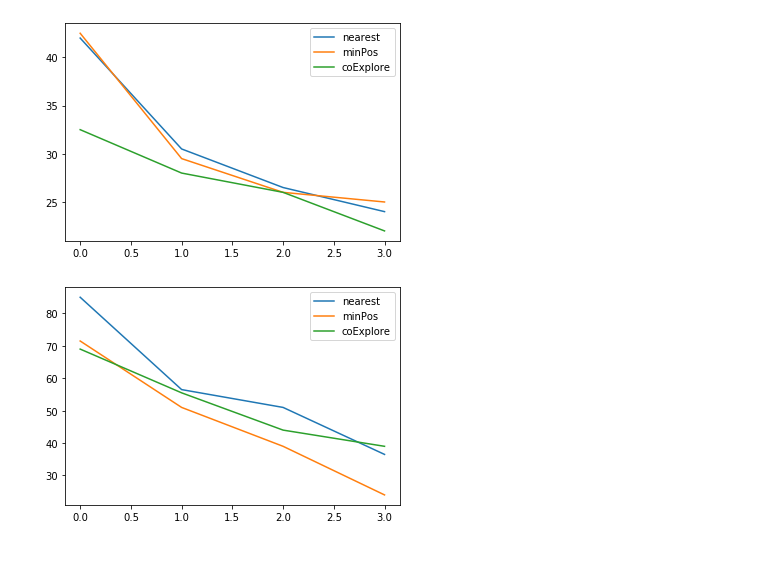
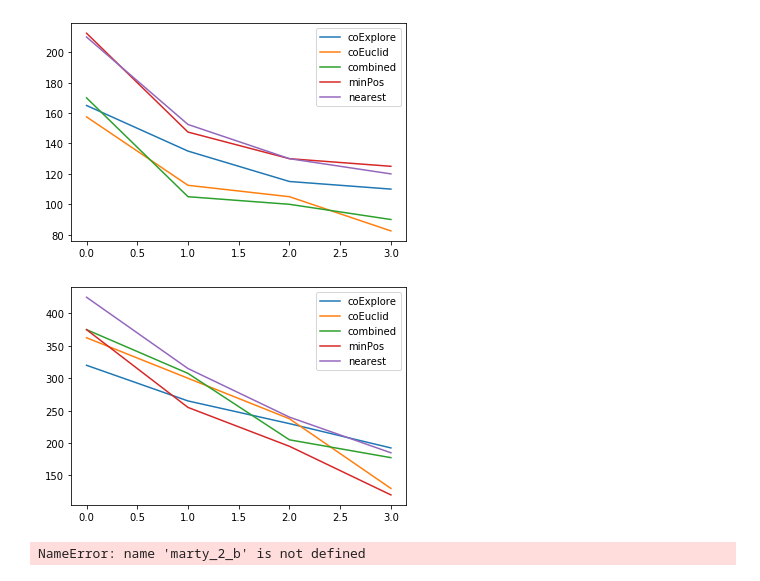
Before and after one commit to Icheler/coExplore, a Jupyter notebook: eval_2.ipynb, the cells around one changed output. Cells and saved outputs as stored; diff of their text form; code cells hidden in the pictures.

Commit message:
more algo, fixed eval more testing

```diff
--- a/eval_2.ipynb
+++ b/eval_2.ipynb
@@ -82,7 +77,7 @@ def matrix_builder(matrix, distance_matrix, limit):
         if(i < distance_matrix.shape[0]):
             temp_2 = distance_matrix[i][:,1:]
             temp_2 = eighty_build_distance(temp_2, limit)
-            if (temp[-1] > 0.90):
+            if (temp[-1] > 0.88):
                 test_passed = False
                 start_value = -1
                 index = 0
@@ -141,8 +136,9 @@ def extraction(map_name, robot_num, eval_methods, limit=100, eval_lower=0, eval_
         os.chdir(f'../../../{map_name}/coverage/{robot_num}')
 
     matrix_coverage = []
+    len_eval = len(eval_methods)
 
-    for i in range(len(eval_methods)):
+    for i in range(len_eval):
         matrix_coverage.append(extract_from_file(eval_methods[i]))
 
     matrix_coverage = np.array(matrix_coverage)
@@ -151,13 +147,13 @@ def extraction(map_name, robot_num, eval_methods, limit=100, eval_lower=0, eval_
 
     matrix_distance = []
 
-    for i in range(len(eval_methods)):
+    for i in range(len_eval):
         matrix_distance.append(extract_from_file(eval_methods[i]))
 
     matrix_distance = np.array(matrix_distance)
 
-    c_median = np.empty((3, limit))
-    time = np.empty((3, 3))
+    c_median = np.empty((len_eval, limit))
+    time = np.empty((len_eval, 3))
     c_sum = []
     d_sum = []
 
@@ -168,7 +164,7 @@ def extraction(map_name, robot_num, eval_methods, limit=100, eval_lower=0, eval_
 
         nearest_median = np.median(nearest_c_plot[:, eval_lower:eval_upper], axis=1)
 
-        nearest_d, nearest_c, nearest_c_sum, nearest_d_sum = matrix_splice(nearest_d_plot, 5)
+        nearest_d, nearest_c, nearest_c_sum, nearest_d_sum = matrix_splice(nearest_d_plot, robot_num)
 
         nearest_c_sum_median = np.median(nearest_c_sum[:, 1:-1], axis=1)
 
@@ -184,7 +180,7 @@ def extraction(map_name, robot_num, eval_methods, limit=100, eval_lower=0, eval_
 
     return c_median, time, c_sum, d_sum
 # %%
-evals = ['nearest', 'minPos', 'coExplore']
+evals = ['coExplore', 'coEuclid', 'combined', 'minPos', 'nearest']
 eval_length = len(evals)
 
 map_2_a, map_2_b, map_2_c, map_2_d = extraction('map_3', 2, evals)
@@ -196,3 +192,8 @@ maze_2_a, maze_2_b, maze_2_c, maze_2_d = extraction('v2_maze', 2, evals)
 maze_3_a, maze_3_b, maze_3_c, maze_3_d = extraction('v2_maze', 3, evals)
 maze_4_a, maze_4_b, maze_4_c, maze_4_d = extraction('v2_maze', 4, evals)
 maze_5_a, maze_5_b, maze_5_c, maze_5_d = extraction('v2_maze', 5, evals)
+"""
+marty_2_a, marty_2_b, marty_2_c, marty_2_d = extraction('marty', 2, evals)
+marty_3_a, marty_3_b, marty_3_c, marty_3_d = extraction('marty', 3, evals)
+marty_4_a, marty_4_b, marty_4_c, marty_4_d = extraction('marty', 4, evals)
+marty_5_a, marty_5_b, marty_5_c, marty_5_d = extraction('marty', 5, evals) """
@@ -215,26 +206,46 @@ plt.show() """
 # %%
 map = np.empty((4, eval_length))
 map[0] = map_2_b[:, 1]
 map[1] = map_3_b[:, 1]
 map[2] = map_4_b[:, 1]
 map[3] = map_5_b[:, 1]
-plt.plot(map[:,0], label='nearest')
-plt.plot(map[:,1], label='minPos')
-plt.plot(map[:,2], label='coExplore')
+map = map * 5
+plt.plot(map[:,0], label='coExplore')
+plt.plot(map[:,1], label='coEuclid')
+plt.plot(map[:,2], label='combined')
+plt.plot(map[:,3], label='minPos')
+plt.plot(map[:,4], label='nearest')
 plt.legend()
 plt.show()
 # %% [output]
-[figure, old version]
+[figure, new version]
 # %%
 maze = np.empty((4, eval_length))
 maze[0] = maze_2_b[:, 1]
 maze[1] = maze_3_b[:, 1]
 maze[2] = maze_4_b[:, 1]
 maze[3] = maze_5_b[:, 1]
-plt.plot(maze[:,0], label='nearest')
-plt.plot(maze[:,1], label='minPos')
-plt.plot(maze[:,2], label='coExplore')
+maze = maze * 5
+plt.plot(maze[:,0], label='coExplore')
+plt.plot(maze[:,1], label='coEuclid')
+plt.plot(maze[:,2], label='combined')
+plt.plot(maze[:,3], label='minPos')
+plt.plot(maze[:,4], label='nearest')
 plt.legend()
 plt.show()
 # %% [output]
-[figure, old version]
+[figure, new version]
+# %%
+marty = np.empty((4, eval_length))
+marty[0] = marty_2_b[:, 1]
+marty[1] = marty_3_b[:, 1]
+marty[2] = marty_4_b[:, 1]
+marty[3] = marty_5_b[:, 1]
+marty = marty * 5
+plt.plot(marty[:,0], label='nearest')
+plt.plot(marty[:,1], label='minPos')
+plt.plot(marty[:,2], label='coExplore')
+plt.legend()
+plt.show()
+# %% [output]
+NameError: name 'marty_2_b' is not defined
```
Also changed, not shown: parts of 3 cells of this notebook, 4 other files.
